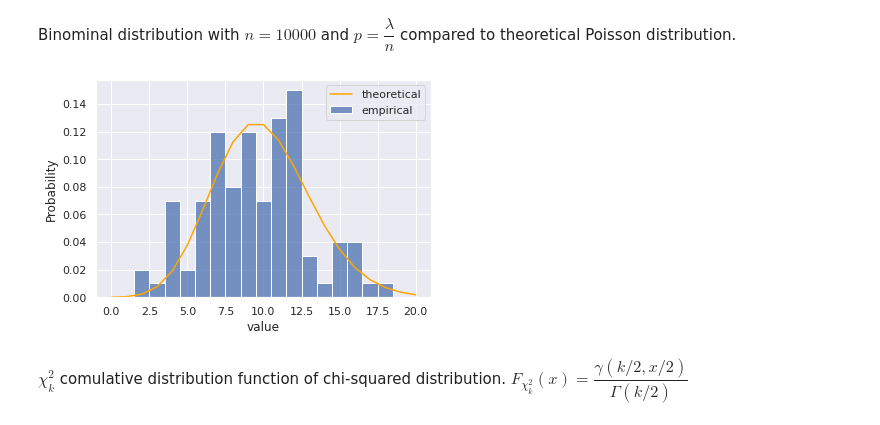
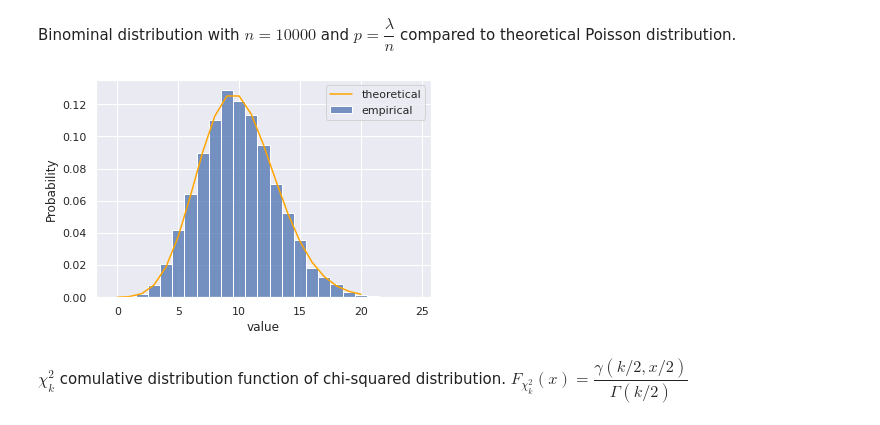
Before and after one commit to Evgurov/stochasic_prac, a Jupyter notebook: part1.ipynb, the cells around one changed output. Drawn from its saved outputs; the diff is of its cells as text; code cells hidden in the pictures.

```diff
--- a/part1.ipynb
+++ b/part1.ipynb
@@ -151,28 +141,19 @@ Distribution function of generated Cantor random variable and verification using
 # %%
 N = 100
 n = 1000
-cg = cantor_gen(0.0001)
+
 selection = np.zeros(n)
 dist_function = np.zeros(n)
 alpha = 0.05
 
 count = 0
 for j in range(N):
-    for i in range(n):
-        new_cantor_vec = next(cg)
-        selection[i] = new_cantor_vec[0]
-        dist_function[i] = new_cantor_vec[1]
-    if kolmogorov(dist_function, alpha):
+    if kolmogorov(gen_cantor(n)["dist function"], alpha):
         count += 1
 print("accordance:", count / N, "%")
 
-for i in range(n):
-    new_cantor_vec = next(cg)
-    selection[i] = new_cantor_vec[0]
-    dist_function[i] = new_cantor_vec[1]
-
-df = pd.DataFrame({"x" : selection})
+df = pd.DataFrame({"x" : gen_cantor(n)["sample"]})
 sns.displot(data = df, x = "x", kind = "ecdf")
 
-del N, n, cg, selection, new_cantor_vec, dist_function, i, df, alpha, count
+del N, n, selection, dist_function, df, alpha, count
 # %% [output]
@@ -218,15 +199,13 @@ Cheking uniformity of $ X $ and $ 1 - X $ using Smirnov criteria.
 # %%
 N = 10
 n = 1000
-cg = cantor_gen(0.0001)
 x = np.zeros(n)
 y = np.zeros(n)
 alpha = 0.05
 
 count = 0
 for j in range(N):
-    for i in range(n):
-        x[i] = next(cg)[0]
+    x = np.array(gen_cantor(n)["sample"])
     y = 1 - x
     if smirnov(x,y, alpha):
         count += 1
@@ -244,5 +223,5 @@ df = pd.concat([pd.DataFrame(x_values), pd.DataFrame(y_values)], ignore_index =
 graph = sns.displot(data = df, x = "value", hue = "variable", kind = "ecdf")
 graph.set_axis_labels("x", "F(x)")
 
-del N, n, cg, x, y, alpha, i, x_values, y_values, df, graph, count
+del N, n, x, y, alpha, x_values, y_values, df, graph, count
 # %% [output]
@@ -253,18 +232,15 @@ Cheking uniformity of $ X | X \in [0;\dfrac{1}{3}] $ and $ \dfrac{X}{3} $
 # %%
 N = 10
 n = 1000
-cg = cantor_gen(0.0001)
 x = np.zeros(n)
 y = np.zeros(n)
 alpha = 0.05
 
 count = 0
 for j in range(N):
-    for i in range(n):
-        x[i] = next(cg)[0]
-        y[i] = x[i] / 3
-        if x[i] >= 2/3:
-            x[i] -= 2/3
+    x = np.array(gen_cantor(n)["sample"])
+    y = x / 3
+    x[x >= 2/3] -= 2/3
     if smirnov(x, y, alpha):
         count += 1
 print("uniformity:", count / N, "%")
@@ -280,6 +256,6 @@ df = pd.concat([pd.DataFrame(x_values), pd.DataFrame(y_values)], ignore_index =
 graph = sns.displot(data = df, x = "value", hue = "variable", kind = "ecdf")
 graph.set_axis_labels("x", "F(x)")
 
-del N, n, cg, x, y, alpha, i, x_values, y_values, df, graph, count
+del N, n, x, y, alpha, x_values, y_values, df, graph, count
 # %% [output]
 uniformity: 1.0 %
@@ -439,16 +404,19 @@ def binlimit_gen(lam):
+# %%
+def gen_binlimit(lam, N):
+    n = 10000
+    return gen_bin(n, lam/n, N)
 # %% [markdown]
 Binominal distribution with $ n = 10000 $ and $ p = \dfrac{\lambda}{n} $ compared to theoretical Poisson distribution.
 # %%
-N = 100
+N = 10000
 lam = 10
-blg = binlimit_gen(lam)
-values = {"value" : [next(blg) for i in range(N)]}
+values = {"value" : gen_binlimit(lam, N)}
 graph = sns.histplot(data = values, x = "value", label = "empirical", discrete = True, stat = 'probability')
 sns.lineplot(x = np.linspace(0, 20, 21), y = p_pois(lam, np.linspace(0, 20, 21)), color = "orange", label = "theoretical", ax = graph)
 
-del N, lam, blg, values, graph
+del N, lam, values, graph
 # %% [output]
-[figure, old version]
+[figure, new version]
 # %% [markdown]
 $ \chi_k^2 $ comulative distribution function of chi-squared distribution. $ F_{\chi_k^2}(x) = \dfrac{\gamma(k/2, x/2)}{\Gamma(k/2)} $
 # %%
```
Also changed, not shown: parts of 48 cells of this notebook.
